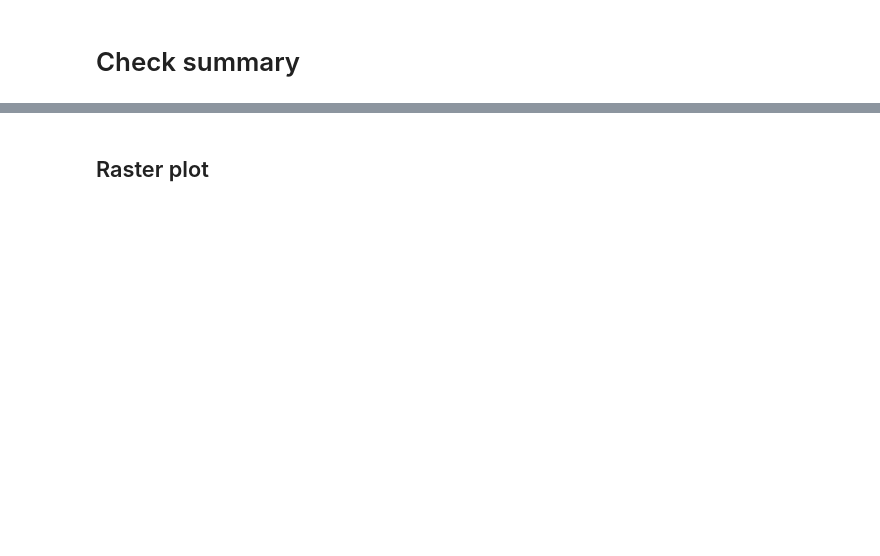
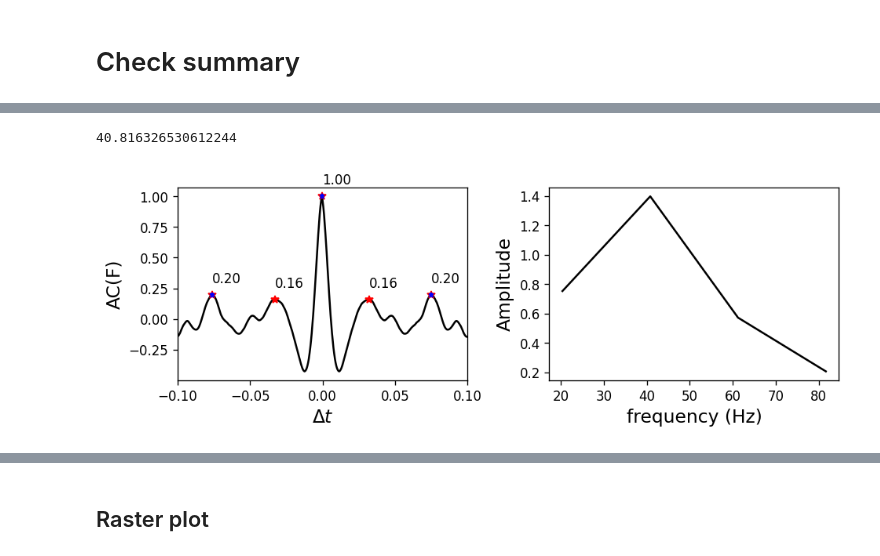
Before and after one commit to jyKim-97/hh_neuralnet, a Jupyter notebook: three_pop_mpi/asym_link_analysis.ipynb, the cells around one changed output, grey strips where cells are left out. Drawn from its saved outputs; the diff is of its cells as text; code cells hidden in the pictures; blank space fills up the shorter version.

```diff
--- a/three_pop_mpi/asym_link_analysis.ipynb
+++ b/three_pop_mpi/asym_link_analysis.ipynb
@@ -259,0 +60,18 @@ print(t_cc)
+# %%
+importlib.reload(hhsignal)
+
+data = obj.load_detail(13, 0, 1, 2, 0)
+# data = obj.load_detail(2, 6, 1, 5, 0)
+
+t0 = 2
+wbin_t = 1
+idt = (data["ts"] >= t0) & (data["ts"] < t0+wbin_t)
+
+cc, tlag = hhsignal.get_correlation(data["vlfp"][1][idt], data["vlfp"][1][idt], 2000, max_lag=0.1)
+idp = hhsignal.find_corr_peaks(cc)
+
+plt.figure(figsize=(3, 2))
+plt.plot(tlag, cc, 'k')
+plt.plot(tlag[idp], cc[idp], 'rp')
+print(tlag[idp][1:] * 1e3, cc[idp])
+plt.show()
@@ -259,0 +332,42 @@ print(t_cc)
+# %%
+data = obj.load_detail(0, 0, 0, 3, 3)
+# data = obj.load_detail(2, 6, 1, 5, 0)
+
+t0 = 2
+wbin_t = 1
+idt = (data["ts"] >= t0) & (data["ts"] < t0+wbin_t)
+x = data["vlfp"][1][idt]
+
+cc_tmp = correlate(x-np.average(x), x-np.average(x), mode="full", method="fft")
+cc_tmp = cc_tmp / np.var(x) / len(x)
+ind_peaks, _ = find_peaks(cc_tmp)
+nid = np.argsort(cc_tmp[ind_peaks])[::-1]
+ind_peaks = ind_peaks[nid[:5]]
+
+plt.figure(dpi=120, figsize=(8, 3))
+
+plt.subplot(121)
+t = np.arange(-len(cc_tmp)//2, len(cc_tmp)//2)/2000
+plt.plot(t, cc_tmp, 'k')
+plt.plot(t[ind_peaks], cc_tmp[ind_peaks], 'r*', ms=6)
+plt.plot(t[ind_peaks[:3]], cc_tmp[ind_peaks[:3]], 'b*', ms=4)
+
+for n in ind_peaks:
+    plt.text(t[n], cc_tmp[n]+0.1, "%.2f"%(cc_tmp[n]))
+plt.xlim([-0.1, 0.1])
+plt.xlabel(r"$\Delta t$", fontsize=14)
+plt.ylabel("AC(F)", fontsize=14)
+
+plt.subplot(122)
+yf, f = hhsignal.get_fft(x, 2000, frange=[3, 100], nbin=100)
+plt.plot(f, yf, 'k')
+plt.xlabel("frequency (Hz)", fontsize=14)
+plt.ylabel("Amplitude", fontsize=14)
+
+print(f[np.argmax(yf)])
+
+plt.tight_layout()
+plt.show()
+# %% [output]
+40.816326530612244
+[figure, added]
```
Also changed, not shown: parts of 77 cells of this notebook, 1 other file.
